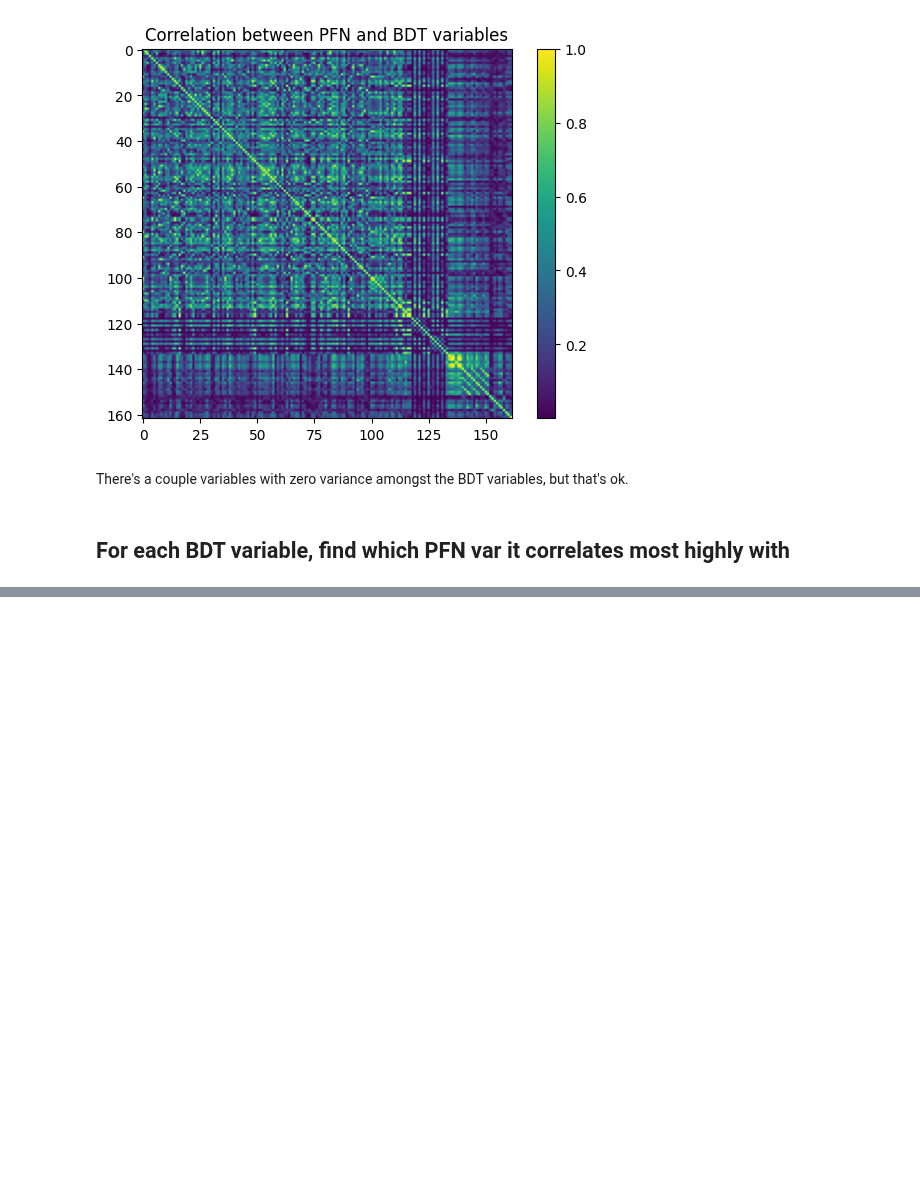
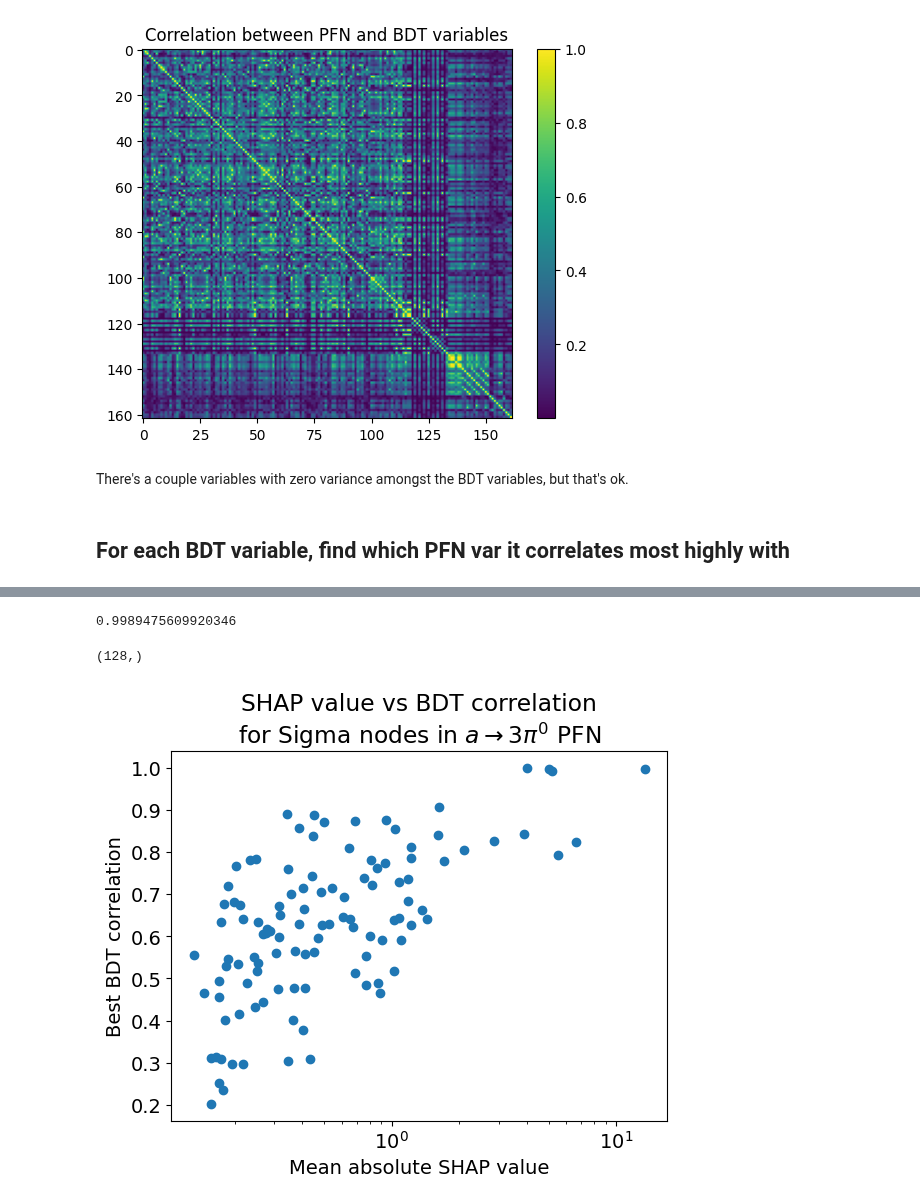
Before and after one commit to womogenes/photon-jet, a Jupyter notebook: final_evaluate/pfn_feature_analysis/correlations.ipynb, the cells around one changed output, grey strips where cells are left out. Drawn from its saved outputs; the diff is of its cells as text; code cells hidden in the pictures; blank space fills up the shorter version.

```diff
--- a/final_evaluate/pfn_feature_analysis/correlations.ipynb
+++ b/final_evaluate/pfn_feature_analysis/correlations.ipynb
@@ -163,0 +170,27 @@ for row in range(n_rows):
+# %%
+def max_bdt_corr(pfn_var):
+    idx1 = all_labels.index(pfn_var)
+    idx2 = np.argmax(np.abs(corr_mat[idx1,len(pfn_labels):]))
+    corr = corr_mat[idx1,(len(pfn_labels) + idx2)]
+    return abs(corr)
+# %%
+max_bdt_corr("Sigma(73)")
+# %% [output]
+0.9989475609920346
+# %%
+shap_values = np.abs(np.load(f"./pfn_layer_outputs/{task_name}_PFN_SHAP_values.npy"))
+shap_values = np.mean(shap_values, axis=(0, 1))
+print(shap_values.shape)
+
+def get_SHAP_value(pfn_var):
+    # VERY hard-coded
+    n = pfn_var.removeprefix("Sigma(").removesuffix(")")
+    return shap_values[int(n)]
+# %% [output]
+(128,)
+# %%
+max_bdt_corrs = []
+mean_shap_values = []
+for pfn_var in pfn_labels:
+    max_bdt_corrs.append(max_bdt_corr(pfn_var))
+    mean_shap_values.append(get_SHAP_value(pfn_var))
@@ -163,0 +203,11 @@ for row in range(n_rows):
+# %%
+plt.rcParams.update({'font.size': 14})
+plt.scatter(mean_shap_values, np.abs(max_bdt_corrs))
+plt.xlabel("Mean absolute SHAP value")
+plt.ylabel("Best BDT correlation")
+plt.title(f"SHAP value vs BDT correlation\nfor Sigma nodes in {task2label[task_name]} PFN");
+plt.xscale("log")
+# plt.tight_layout()
+plt.savefig(f"./outputs/PFN_SHAP_vs_BDT_{task_name}.pdf")
+# %% [output]
+[figure, added]
```
Also changed, not shown: parts of 3 cells of this notebook, 4 other files.
